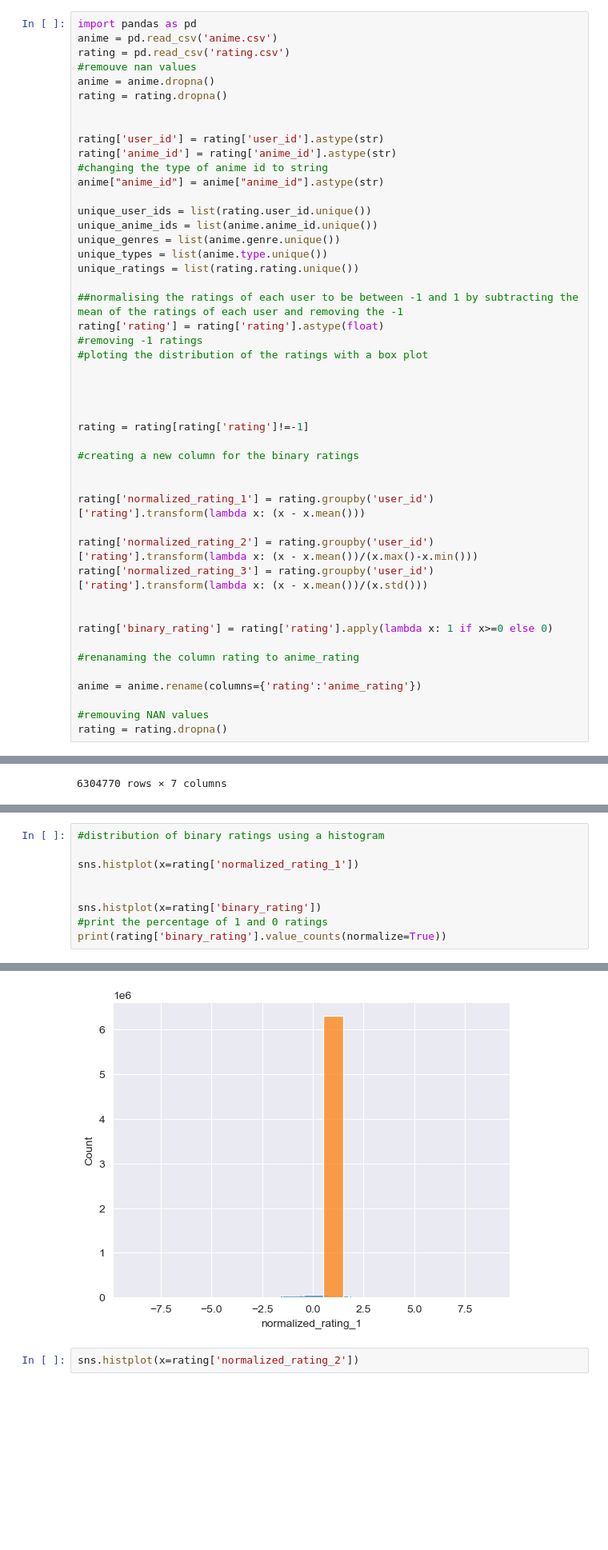
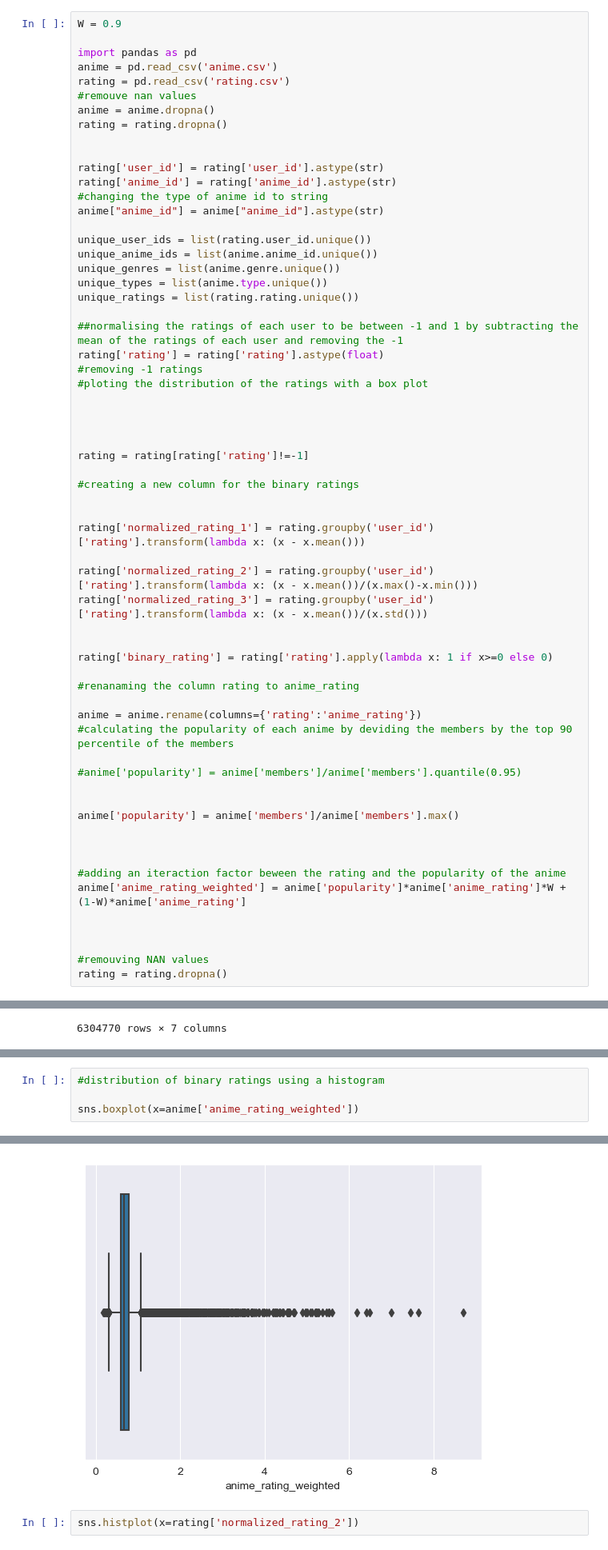
Before and after one commit to SamuelCorecco/05_ComicBook, a Jupyter notebook: full_model.ipynb, the cells around one changed output, grey strips where cells are left out. Shown at 80% size. Cells and saved outputs as stored; diff of their text form; blank space fills up the shorter version.

```diff
--- a/full_model.ipynb
+++ b/full_model.ipynb
@@ -11,6 +11,8 @@ import tensorflow_datasets as tfds
 import tensorflow_recommenders as tfrs
 import seaborn as sns
 # %%
+W = 0.9
+
 import pandas as pd
 anime = pd.read_csv('anime.csv')
 rating = pd.read_csv('rating.csv')
@@ -54,6 +56,19 @@ rating['binary_rating'] = rating['rating'].apply(lambda x: 1 if x>=0 else 0)
 #renanaming the column rating to anime_rating
 
 anime = anime.rename(columns={'rating':'anime_rating'})
+#calculating the popularity of each anime by deviding the members by the top 90 percentile of the members
+
+#anime['popularity'] = anime['members']/anime['members'].quantile(0.95)
+
+
+anime['popularity'] = anime['members']/anime['members'].max()
+
+
+
+#adding an iteraction factor beween the rating and the popularity of the anime
+anime['anime_rating_weighted'] = anime['popularity']*anime['anime_rating']*W + (1-W)*anime['anime_rating']
+
+
 
 #remouving NAN values
 rating = rating.dropna()
@@ -92,10 +132,5 @@ anime
 # %%
 #distribution of binary ratings using a histogram
 
-sns.histplot(x=rating['normalized_rating_1'])
-
-
-sns.histplot(x=rating['binary_rating'])
-#print the percentage of 1 and 0 ratings
-print(rating['binary_rating'].value_counts(normalize=True))
+sns.boxplot(x=anime['anime_rating_weighted'])
 # %% [output]
@@ -105,4 +138,4 @@ Name: proportion, dtype: float64
-[figure, old version]
+[figure, new version]
 # %%
 sns.histplot(x=rating['normalized_rating_2'])
 # %% [output]
```
Also changed, not shown: parts of 24 cells of this notebook.
